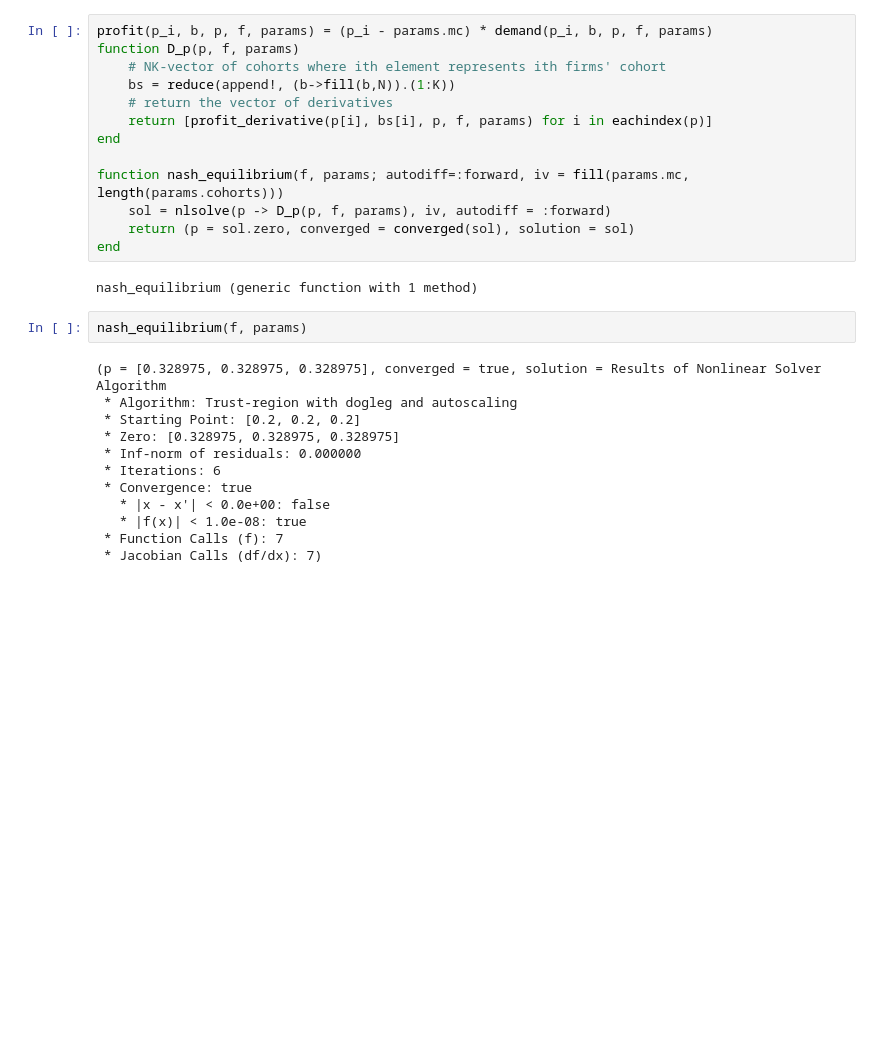
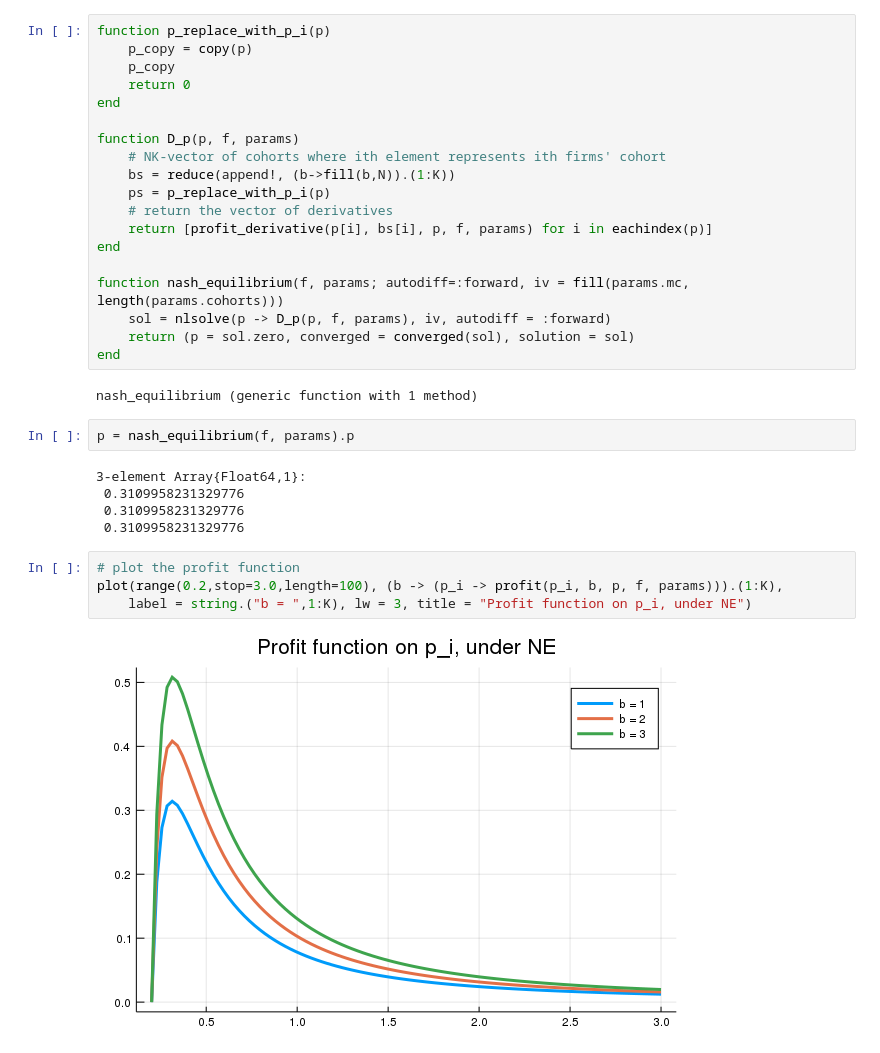
Before and after one commit to lnsongxf/Perla1.jl, a Jupyter notebook: demand-function-with-multiple-cohorts.ipynb, the cells around one changed output. Drawn from its saved outputs; the diff is of its cells as text; blank space fills up the shorter version.

```diff
--- a/demand-function-with-multiple-cohorts.ipynb
+++ b/demand-function-with-multiple-cohorts.ipynb
@@ -74,10 +74,16 @@ plot(range(0.3,stop=3.0,length=100), (b -> (p_i -> profit_derivative(p_i, b, p,
 # %% [markdown]
 # Solve Nash equilibria
 # %%
-profit(p_i, b, p, f, params) = (p_i - params.mc) * demand(p_i, b, p, f, params)
+function p_replace_with_p_i(p)
+    p_copy = copy(p)
+    p_copy
+    return 0
+end
+
 function D_p(p, f, params)
     # NK-vector of cohorts where ith element represents ith firms' cohort
     bs = reduce(append!, (b->fill(b,N)).(1:K))
+    ps = p_replace_with_p_i(p)
     # return the vector of derivatives
     return [profit_derivative(p[i], bs[i], p, f, params) for i in eachindex(p)]
 end
@@ -89,16 +95,15 @@ end
 # %% [output]
 nash_equilibrium (generic function with 1 method)
 # %%
-nash_equilibrium(f, params)
+p = nash_equilibrium(f, params).p
 # %% [output]
-(p = [0.328975, 0.328975, 0.328975], converged = true, solution = Results of Nonlinear Solver Algorithm
- * Algorithm: Trust-region with dogleg and autoscaling
- * Starting Point: [0.2, 0.2, 0.2]
- * Zero: [0.328975, 0.328975, 0.328975]
- * Inf-norm of residuals: 0.000000
- * Iterations: 6
- * Convergence: true
-   * |x - x'| < 0.0e+00: false
-   * |f(x)| < 1.0e-08: true
- * Function Calls (f): 7
- * Jacobian Calls (df/dx): 7)
+3-element Array{Float64,1}:
+ 0.3109958231329776
+ 0.3109958231329776
+ 0.3109958231329776
+# %%
+# plot the profit function
+plot(range(0.2,stop=3.0,length=100), (b -> (p_i -> profit(p_i, b, p, f, params))).(1:K),
+    label = string.("b = ",1:K), lw = 3, title = "Profit function on p_i, under NE")
+# %% [output]
+[figure, added]
```
Also changed, not shown: parts of 5 cells of this notebook.
